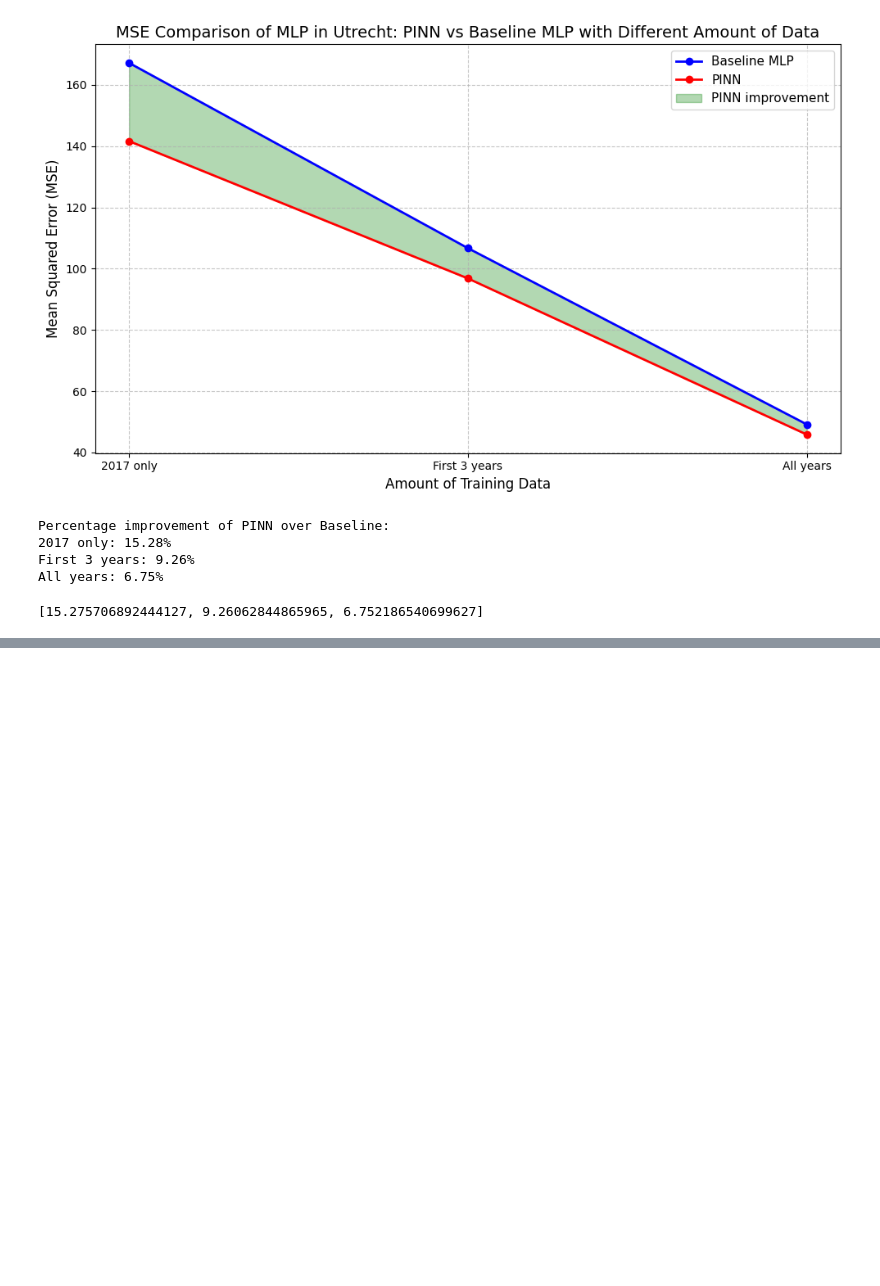
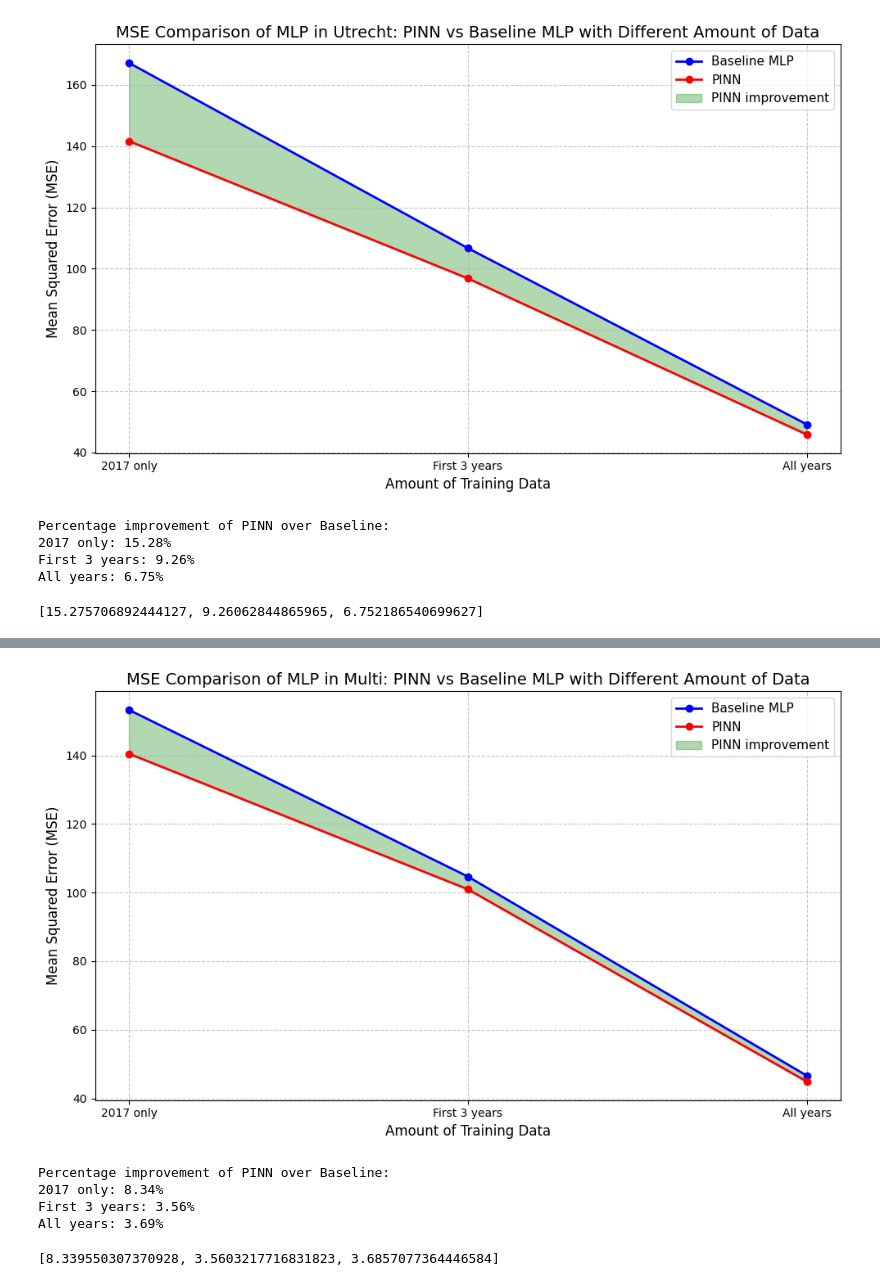
Before and after one commit to CodingMonkey17/forecasting_smog_PEML, a Jupyter notebook: src/compare_results.ipynb, the cells around one changed output, grey strips where cells are left out. Saved outputs shown, nothing was run; the diff lists cells and outputs as text; code cells hidden in the pictures; blank space fills up the shorter version.

Commit message:
finished multi city mlp PINN improvement comparison

```diff
--- a/src/compare_results.ipynb
+++ b/src/compare_results.ipynb
@@ -176,3 +176,6 @@ Percentage improvement of PINN over Baseline:
 First 3 years: 9.26%
 All years: 6.75%
 [15.275706892444127, 9.26062844865965, 6.752186540699627]
+# %%
+plot_mse_comparison(city = 'Multi', nn_type = "MLP")
+# %% [output]
@@ -178,0 +191,6 @@ All years: 6.75%
+[figure, added]
+Percentage improvement of PINN over Baseline:
+2017 only: 8.34%
+First 3 years: 3.56%
+All years: 3.69%
+[8.339550307370928, 3.5603217716831823, 3.6857077364446584]
```
Also changed, not shown: parts of 1 cell of this notebook, 28 other files.
